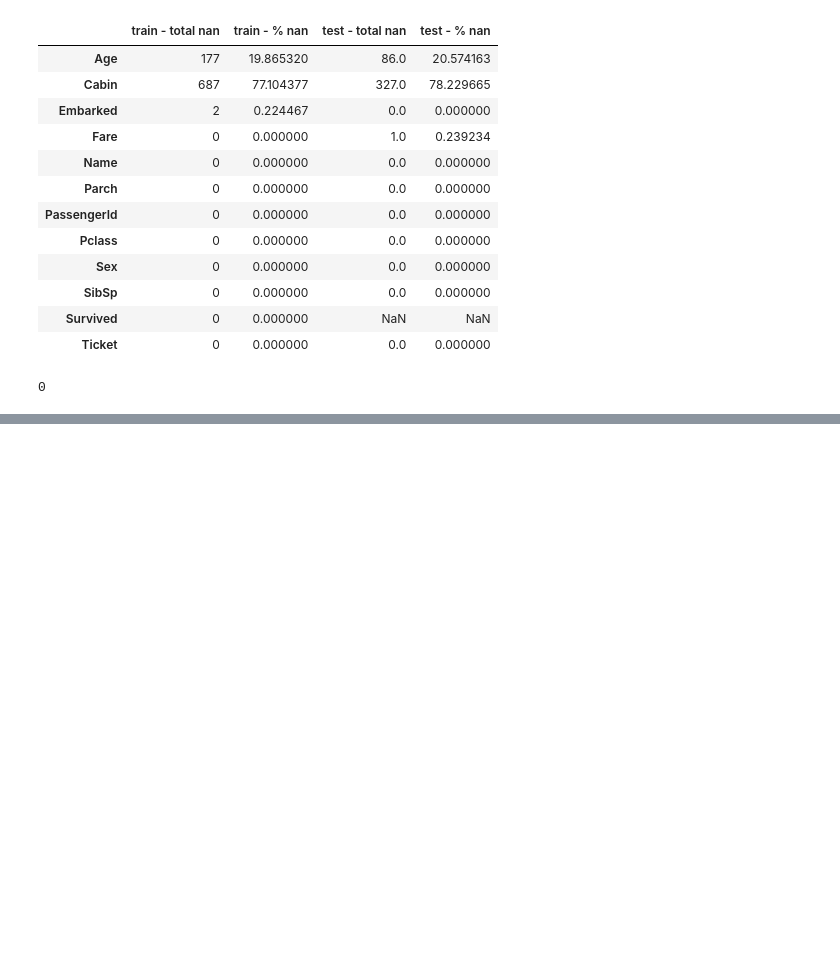
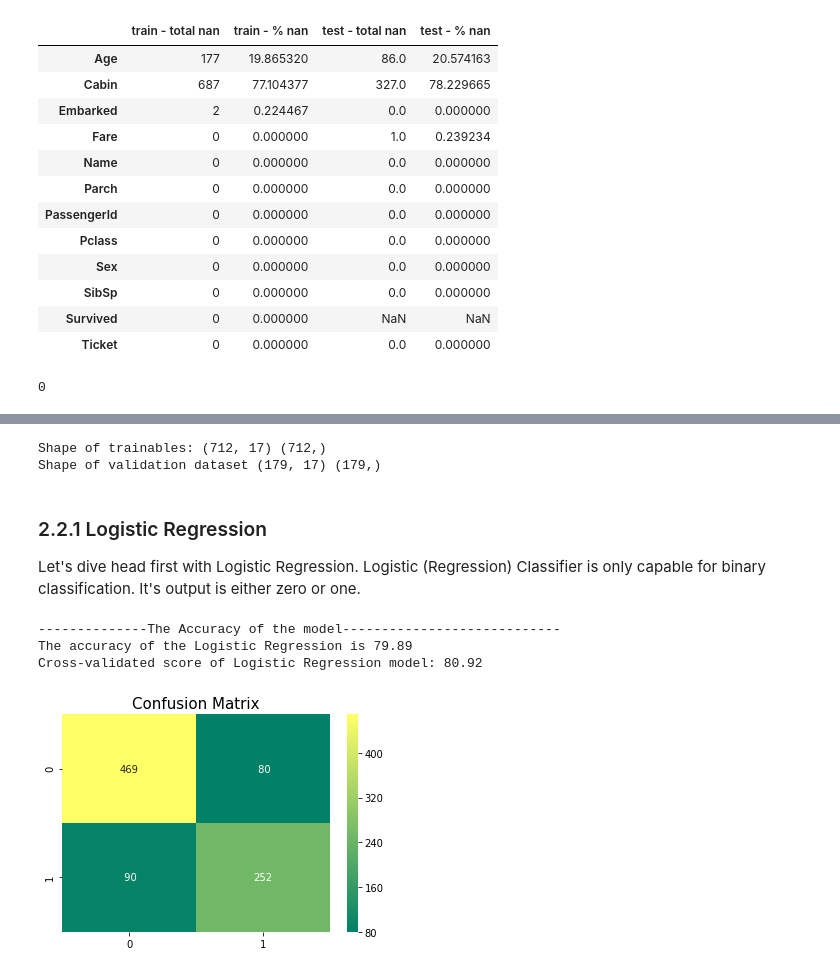
Before and after one commit to danielkurniadi/Titanic-Kaggle, a Jupyter notebook: titanic-modelling.ipynb, the cells around one changed output, grey strips where cells are left out. Cells and saved outputs as stored; diff of their text form; code cells hidden in the pictures; blank space fills up the shorter version.

Commit message:
implement baseline modelling and evaluation for 7 classifiers

```diff
--- a/titanic-modelling.ipynb
+++ b/titanic-modelling.ipynb
@@ -114,0 +428,49 @@ print("Shape of our test dataset: ", cln_test_df.shape)
+# %%
+from sklearn.model_selection import train_test_split
+
+#prepare train data for splitting
+X = train_df.drop('Survived', axis=1)
+y = train_df['Survived']
+
+#traditional train-test-split
+X_train, X_val, y_train, y_val = train_test_split(X, y,
+                                                  test_size=0.2,
+                                                  random_state=42)
+print("Shape of trainables:", X_train.shape, y_train.shape)
+print("Shape of validation dataset", X_val.shape, y_val.shape)
+# %% [output]
+Shape of trainables: (712, 17) (712,)
+Shape of validation dataset (179, 17) (179,)
+# %% [markdown]
+### 2.2.1 Logistic Regression
+Let's dive head first with Logistic Regression. Logistic (Regression) Classifier is only capable for binary classification. It's output is either zero or one.
+# %%
+from sklearn.linear_model import LogisticRegression
+from sklearn.metrics import (accuracy_score,
+                             confusion_matrix)
+
+#Single hold-outs validation - using train_test_split
+logReg_clf = LogisticRegression() #default hyper-param tuning
+logReg_clf.fit(X_train, y_train)
+y_pred = logReg_clf.predict(X_val)
+score_logReg_single = round(accuracy_score(y_pred,y_val)*100, 2)
+
+print("--------------The Accuracy of the model----------------------------")
+print("The accuracy of the Logistic Regression is", score_logReg_single)
+
+from sklearn.model_selection import (cross_val_score,
+                                     cross_val_predict)
+
+#Cross validation
+scores_logReg = cross_val_score(logReg_clf, X, y, cv=10, scoring='accuracy')
+y_pred = cross_val_predict(logReg_clf, X, y, cv=10, n_jobs=4)
+conf_mat = confusion_matrix(y, y_pred)
+
+print("Cross-validated score of Logistic Regression model:", round(scores_logReg.mean()*100, 2))
+sns.heatmap(conf_mat, annot=True, fmt='3.0f', cmap='summer')
+plt.title('Confusion Matrix', y=1.05, size=15);
+# %% [output]
+--------------The Accuracy of the model----------------------------
+The accuracy of the Logistic Regression is 79.89
+Cross-validated score of Logistic Regression model: 80.92
+[figure, added]
```
Also changed, not shown: parts of 67 cells of this notebook.
